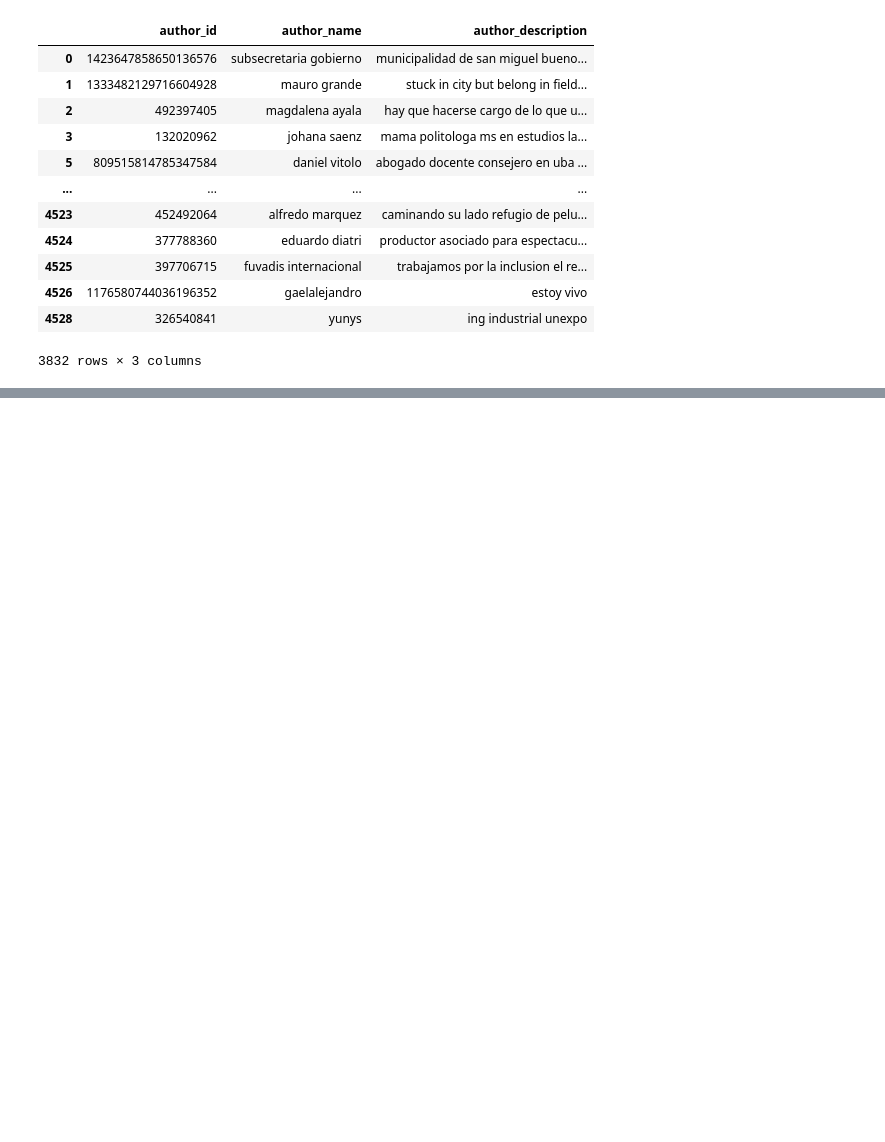
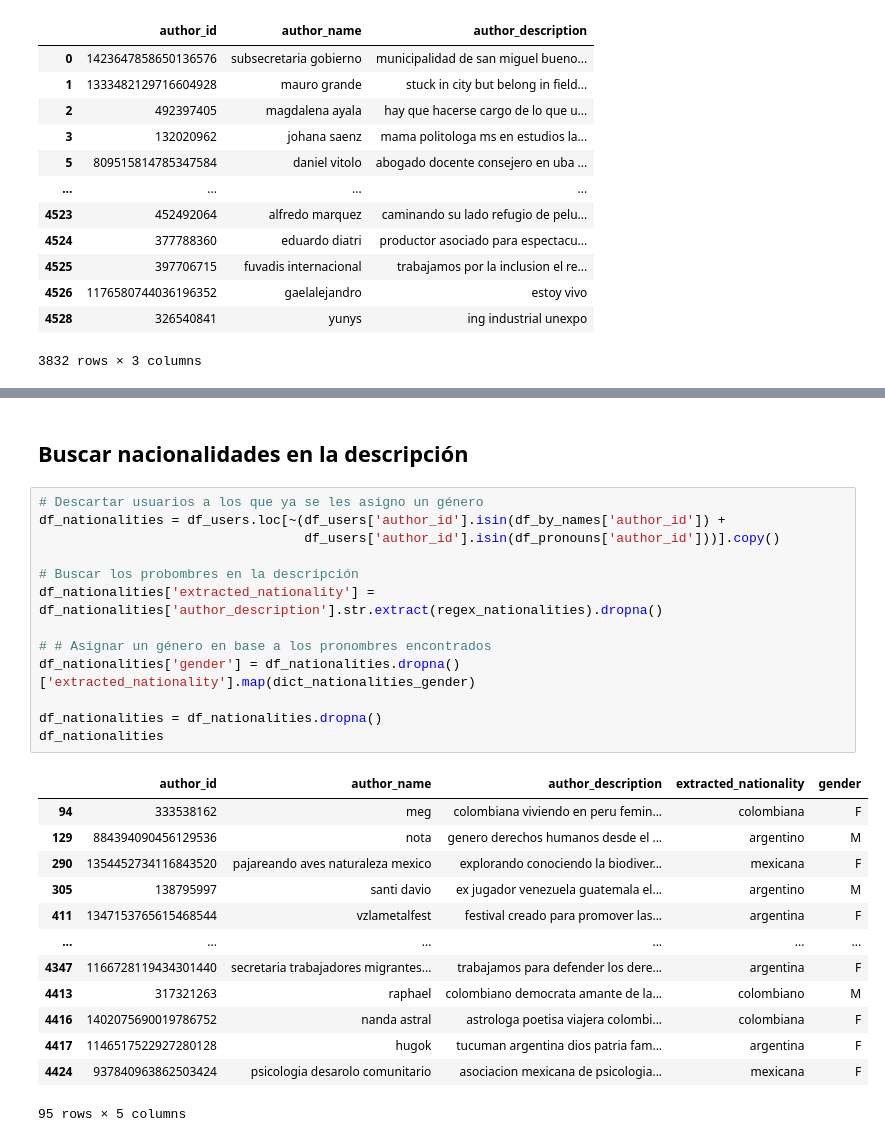
Before and after one commit to Entropia-AI/Workshop_2_Migracion, a Jupyter notebook: twitter/4_Asignar_Genero.ipynb, the cells around one changed output, grey strips where cells are left out. Drawn from its saved outputs; the diff is of its cells as text; blank space fills up the shorter version.

```diff
--- a/twitter/4_Asignar_Genero.ipynb
+++ b/twitter/4_Asignar_Genero.ipynb
@@ -207,0 +265,29 @@ TODO: To make a reliable search on the description field, first the official acc
+# %% [markdown]
+## Buscar nacionalidades en la descripción
+# %%
+# Descartar usuarios a los que ya se les asigno un género
+df_nationalities = df_users.loc[~(df_users['author_id'].isin(df_by_names['author_id']) +
+                                  df_users['author_id'].isin(df_pronouns['author_id']))].copy()
+
+# Buscar los probombres en la descripción
+df_nationalities['extracted_nationality'] = df_nationalities['author_description'].str.extract(regex_nationalities).dropna()
+
+# # Asignar un género en base a los pronombres encontrados
+df_nationalities['gender'] = df_nationalities.dropna()['extracted_nationality'].map(dict_nationalities_gender)
+
+df_nationalities = df_nationalities.dropna()
+df_nationalities
+# %% [output]
+|  | author_id | author_name | author_description | extracted_nationality | gender |
+| 94 | 333538162 | meg | colombiana viviendo en peru femin... | colombiana | F |
+| 129 | 884394090456129536 | nota | genero derechos humanos desde el ... | argentino | M |
+| 290 | 1354452734116843520 | pajareando aves naturaleza mexico | explorando conociendo la biodiver... | mexicana | F |
+| 305 | 138795997 | santi davio | ex jugador venezuela guatemala el... | argentino | M |
+| 411 | 1347153765615468544 | vzlametalfest | festival creado para promover las... | argentina | F |
+| ... | ... | ... | ... | ... | ... |
+| 4347 | 1166728119434301440 | secretaria trabajadores migrantes... | trabajamos para defender los dere... | argentina | F |
+| 4413 | 317321263 | raphael | colombiano democrata amante de la... | colombiano | M |
+| 4416 | 1402075690019786752 | nanda astral | astrologa poetisa viajera colombi... | colombiana | F |
+| 4417 | 1146517522927280128 | hugok | tucuman argentina dios patria fam... | argentina | F |
+| 4424 | 937840963862503424 | psicologia desarolo comunitario | asociacion mexicana de psicologia... | mexicana | F |
+95 rows × 5 columns
```
Also changed, not shown: parts of 27 cells of this notebook.
